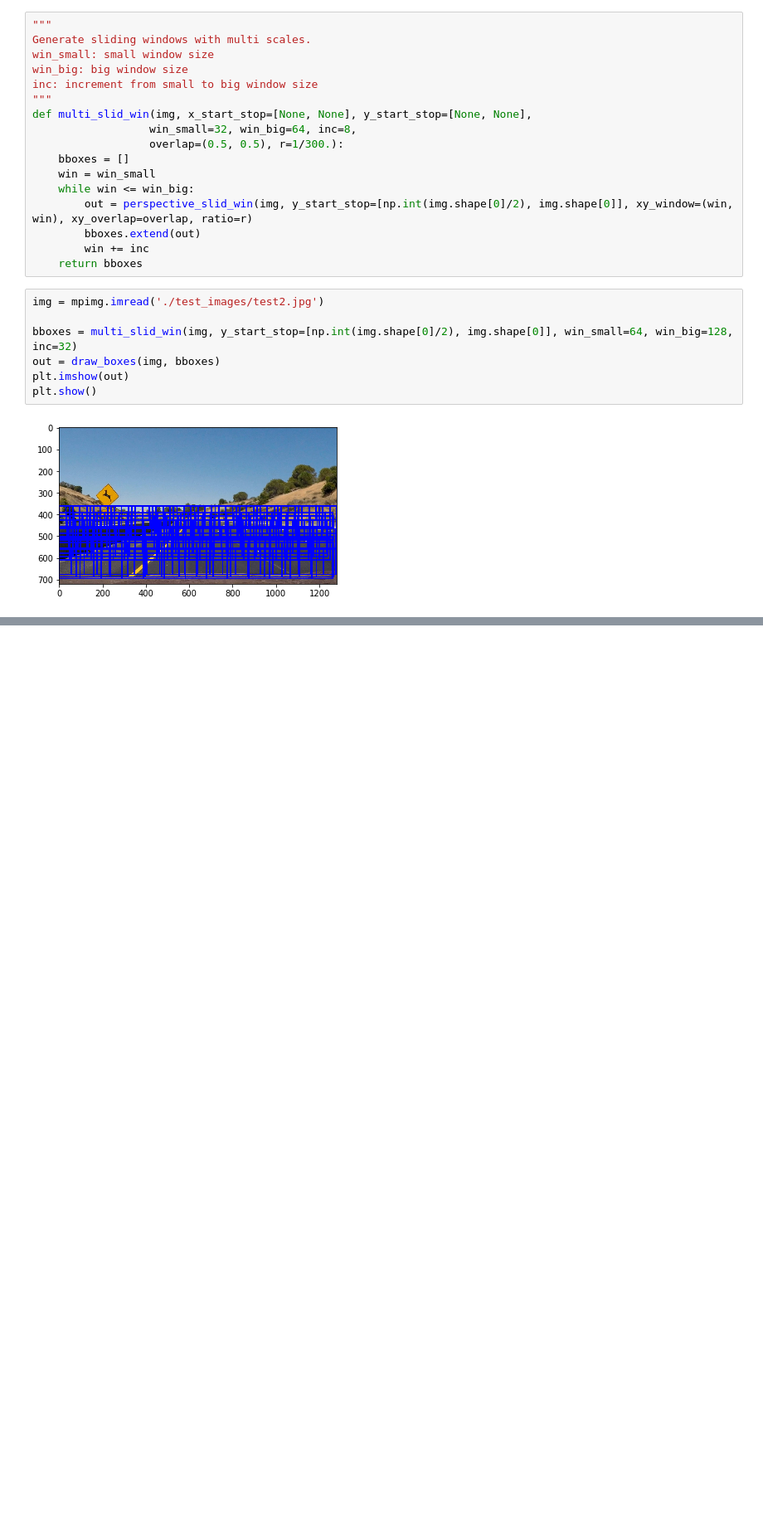
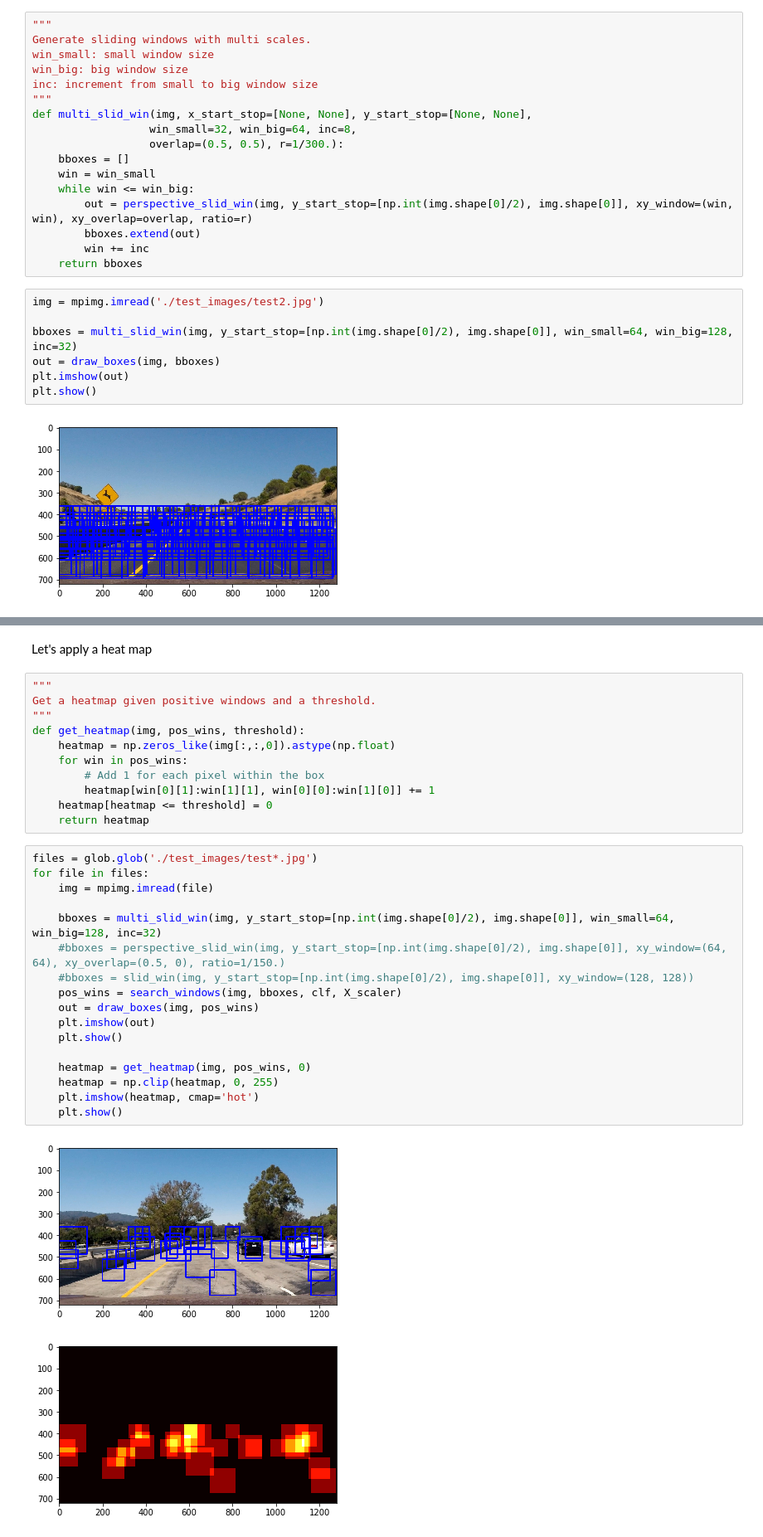
Before and after one commit to dmsehuang/CarND-Vehicle-Detection, a Jupyter notebook: Vehicle_tracking.ipynb, the cells around one changed output, grey strips where cells are left out. Shown at 83% size. Saved outputs shown, nothing was run; the diff lists cells and outputs as text; blank space fills up the shorter version.

```diff
--- a/Vehicle_tracking.ipynb
+++ b/Vehicle_tracking.ipynb
@@ -397,0 +433,33 @@ plt.show()
+# %% [markdown]
+Let's apply a heat map
+# %%
+"""
+Get a heatmap given positive windows and a threshold.
+"""
+def get_heatmap(img, pos_wins, threshold):
+    heatmap = np.zeros_like(img[:,:,0]).astype(np.float)
+    for win in pos_wins:
+        # Add 1 for each pixel within the box
+        heatmap[win[0][1]:win[1][1], win[0][0]:win[1][0]] += 1
+    heatmap[heatmap <= threshold] = 0
+    return heatmap
+# %%
+files = glob.glob('./test_images/test*.jpg')
+for file in files:
+    img = mpimg.imread(file)
+
+    bboxes = multi_slid_win(img, y_start_stop=[np.int(img.shape[0]/2), img.shape[0]], win_small=64, win_big=128, inc=32)
+    #bboxes = perspective_slid_win(img, y_start_stop=[np.int(img.shape[0]/2), img.shape[0]], xy_window=(64, 64), xy_overlap=(0.5, 0), ratio=1/150.)
+    #bboxes = slid_win(img, y_start_stop=[np.int(img.shape[0]/2), img.shape[0]], xy_window=(128, 128))
+    pos_wins = search_windows(img, bboxes, clf, X_scaler)
+    out = draw_boxes(img, pos_wins)
+    plt.imshow(out)
+    plt.show()
+
+    heatmap = get_heatmap(img, pos_wins, 0)
+    heatmap = np.clip(heatmap, 0, 255)
+    plt.imshow(heatmap, cmap='hot')
+    plt.show()
+# %% [output]
+[figure, added]
+[figure, added]
```
Also changed, not shown: parts of 4 cells of this notebook.
